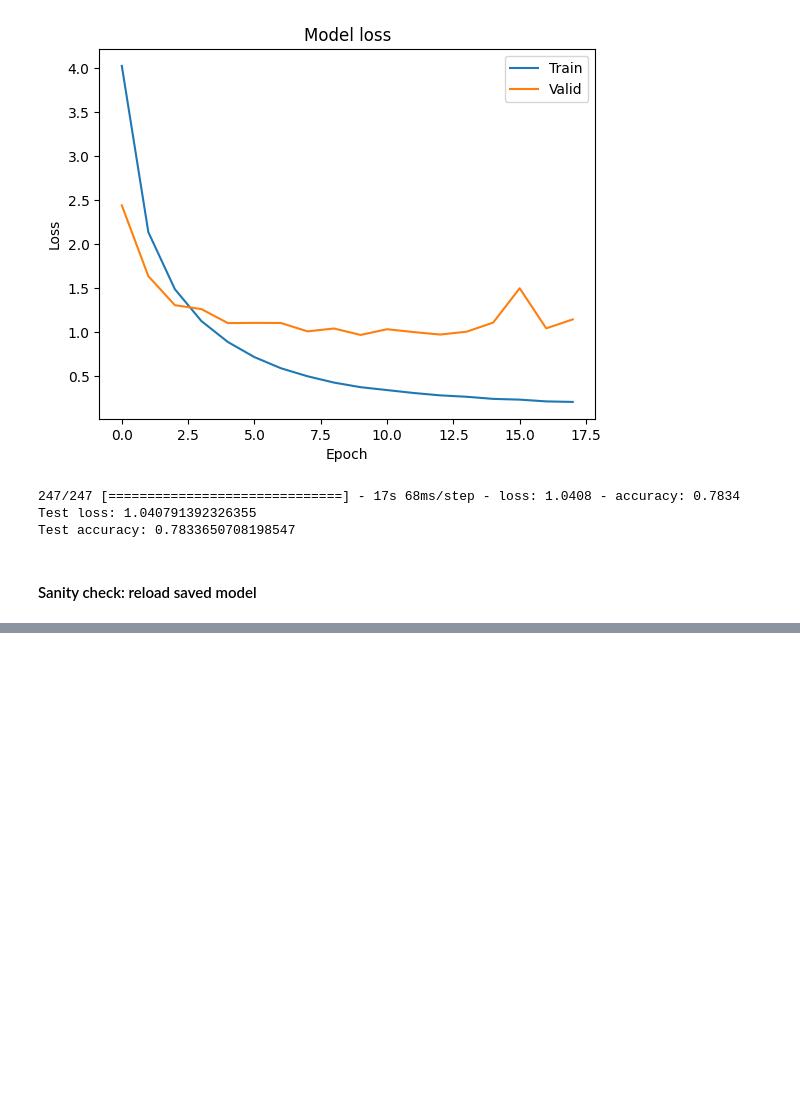
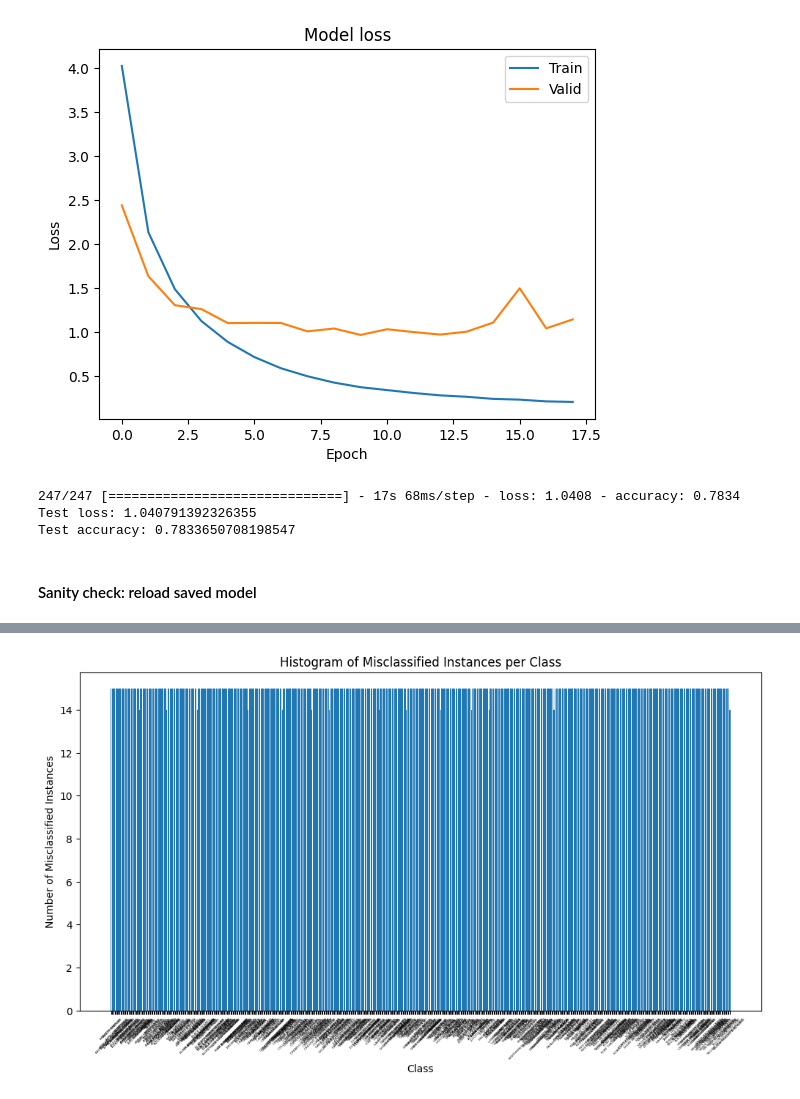
Before and after one commit to tgr213/ML-Bird-Project, a Jupyter notebook: CNN_not_pretrained/bayesian-optimization/CNN_not_pretrained_bayesian_80.ipynb, the cells around one changed output, grey strips where cells are left out. Cells and saved outputs as stored; diff of their text form; code cells hidden in the pictures; blank space fills up the shorter version.

```diff
--- a/CNN_not_pretrained/bayesian-optimization/CNN_not_pretrained_bayesian_80.ipynb
+++ b/CNN_not_pretrained/bayesian-optimization/CNN_not_pretrained_bayesian_80.ipynb
@@ -560,0 +567,14 @@ Test accuracy: 0.7833650708198547
+# %%
+# Get predictions from the trained model
+predictions = reload_model.predict(test_data)
+predicted_classes = np.argmax(predictions, axis=1)
+
+# Calculate the number of misclassified instances per class
+num_classes = len(test_data.class_indices)
+misclassified_counts = np.zeros(num_classes, dtype=int)
+
+for i, predicted_class in enumerate(predicted_classes):
+    true_class = list(test_data.class_indices.keys())[list(test_data.class_indices.values()).index(test_data.classes[i])]
+    true_class_index = test_data.class_indices[true_class]
+    if true_class_index != predicted_class:
+        misclassified_counts[true_class_index] += 1
@@ -560,0 +583,10 @@ Test accuracy: 0.7833650708198547
+# %%
+plt.figure(figsize=(12, 6))
+plt.bar(range(num_classes), misclassified_counts)
+plt.xlabel('Class')
+plt.ylabel('Number of Misclassified Instances')
+plt.title('Histogram of Misclassified Instances per Class')
+plt.xticks(range(num_classes), list(test_data.class_indices.keys()), rotation=45, fontsize=3)
+plt.show()
+# %% [output]
+[figure, added]
```
Also changed, not shown: parts of 7 cells of this notebook, 1 other file.
